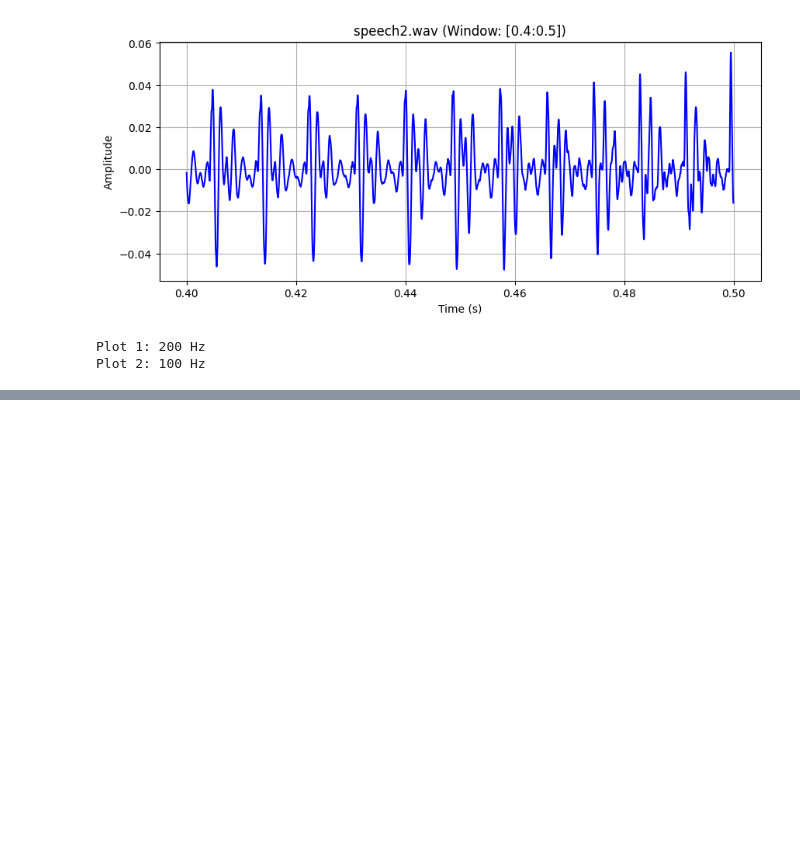
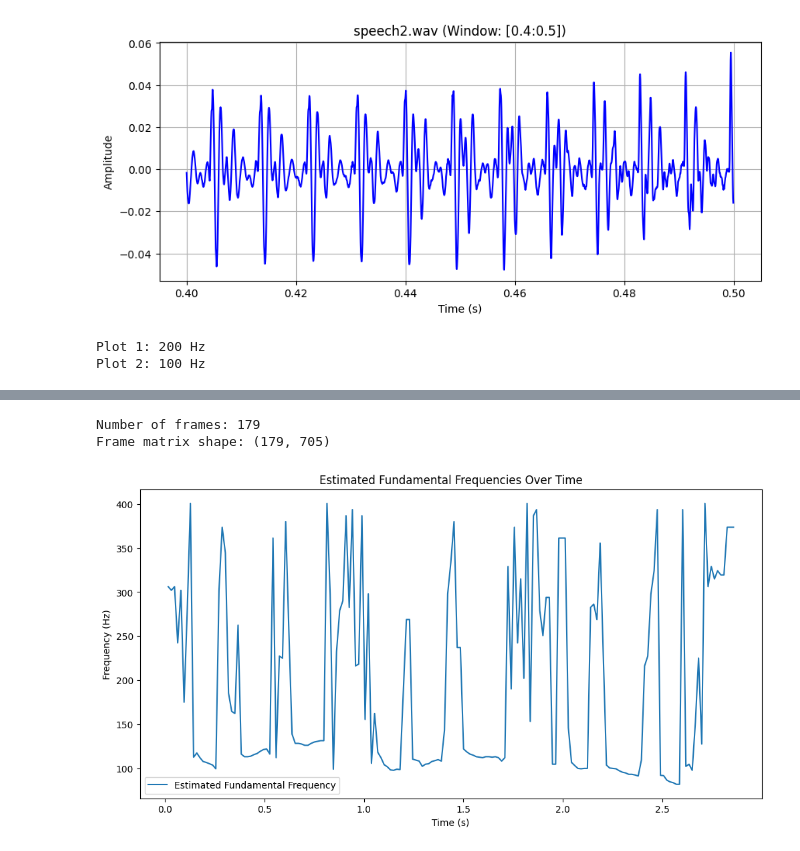
Before and after one commit to leorehm/ssv, a Jupyter notebook: Exercise1/exercise1.ipynb, the cells around one changed output, grey strips where cells are left out. Drawn from its saved outputs; the diff is of its cells as text; code cells hidden in the pictures; blank space fills up the shorter version.

```diff
--- a/Exercise1/exercise1.ipynb
+++ b/Exercise1/exercise1.ipynb
@@ -137,0 +103,80 @@ Shape of v_time_frame: (99,)
+# %%
+def my_windowing(v_signal: np.ndarray, sampling_rate: int, frame_length: int, frame_shift: int) -> (np.ndarray, np.ndarray):
+    samples_per_frame = int(sampling_rate * frame_length / 1000)
+    samples_per_shift = int(sampling_rate * frame_shift / 1000)
+
+    N = len(v_signal)
+    num_frames = int(np.ceil((N - samples_per_frame) / samples_per_shift)) + 1
+
+    m_frames = np.zeros((num_frames, samples_per_frame))
+    v_time_frame = np.zeros(num_frames)
+
+    for i in range(num_frames):
+        start = i * samples_per_shift
+        end = start + samples_per_frame
+        if end <= N:
+            m_frames[i, :] = v_signal[start:end]
+        else:
+            m_frames[i, :N-start] = v_signal[start:N]
+        v_time_frame[i] = (start + samples_per_frame / 2) / sampling_rate
+
+    return m_frames, v_time_frame
+
+# Example usage
+v_signal, sampling_rate = librosa.load(wave_files[1])
+frame_length = 32  #frame length in milliseconds
+frame_shift = 16  #frame shift in milliseconds
+
+frames, times = my_windowing(v_signal, sampling_rate, frame_length, frame_shift)
+
+print("Number of frames:", frames.shape[0])
+print("Frame matrix shape:", frames.shape)
+#print("Frame times:", times)
+
+def estimate_fundamental_frequencies(v_signal, sampling_rate, frame_length_ms=32, frame_shift_ms=16):
+    # Step a: Split the signal into frames
+    frame_length = int((sampling_rate * frame_length_ms) / 1000)
+    frame_shift = int((sampling_rate * frame_shift_ms) / 1000)
+    frames, frame_times = my_windowing(v_signal, sampling_rate, frame_length_ms, frame_shift_ms)
+
+    fundamental_freqs = []
+
+    # Step b: Compute ACF for each frame and step d: Estimate fundamental frequency
+    for frame in frames:
+        # ACF via convolution
+        acf = np.convolve(frame, frame[::-1], mode='full')
+
+        # Step c: Focus on non-negative lags
+        acf = acf[len(acf)//2:]
+
+        # Convert frequency range to corresponding lag range
+        min_lag = sampling_rate // 400  # Maximum frequency
+        max_lag = sampling_rate // 80   # Minimum frequency
+
+        # Step d: Identify peak within the lag range corresponding to 80 Hz to 400 Hz
+        if max_lag < len(acf):  # Ensure the array is long enough to support this range
+            peak_lag = np.argmax(acf[min_lag:max_lag]) + min_lag
+            fundamental_freq = sampling_rate / peak_lag
+        else:
+            fundamental_freq = 0  # No valid frequency found within bounds
+
+        fundamental_freqs.append(fundamental_freq)
+
+    return np.array(fundamental_freqs), frame_times
+
+
+
+fundamental_freqs, frame_times = estimate_fundamental_frequencies(v_signal, sampling_rate)
+
+# Step e: Plot the estimated fundamental frequencies
+plt.figure(figsize=(12, 6))
+plt.plot(frame_times, fundamental_freqs, label='Estimated Fundamental Frequency')
+plt.xlabel('Time (s)')
+plt.ylabel('Frequency (Hz)')
+plt.title('Estimated Fundamental Frequencies Over Time')
+plt.legend()
+plt.show()
+# %% [output]
+Number of frames: 179
+Frame matrix shape: (179, 705)
+[figure, added]
```
Also changed, not shown: parts of 1 cell of this notebook.
